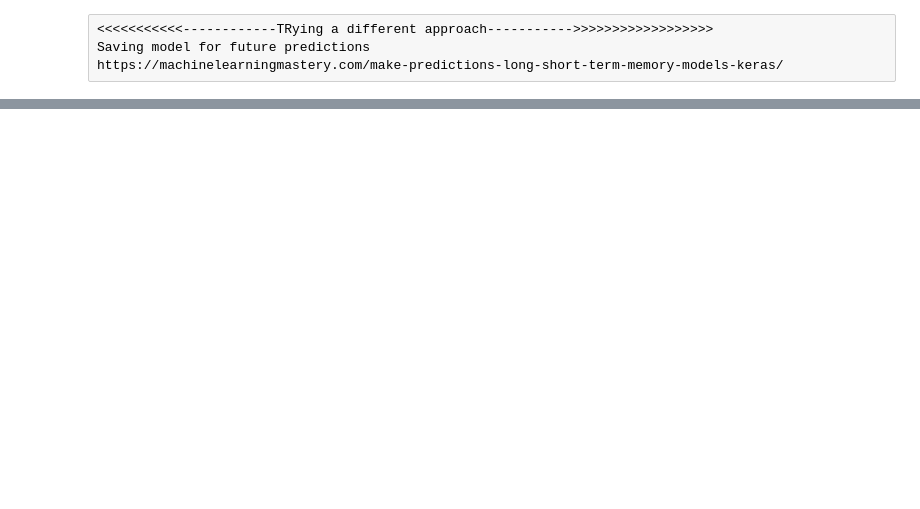
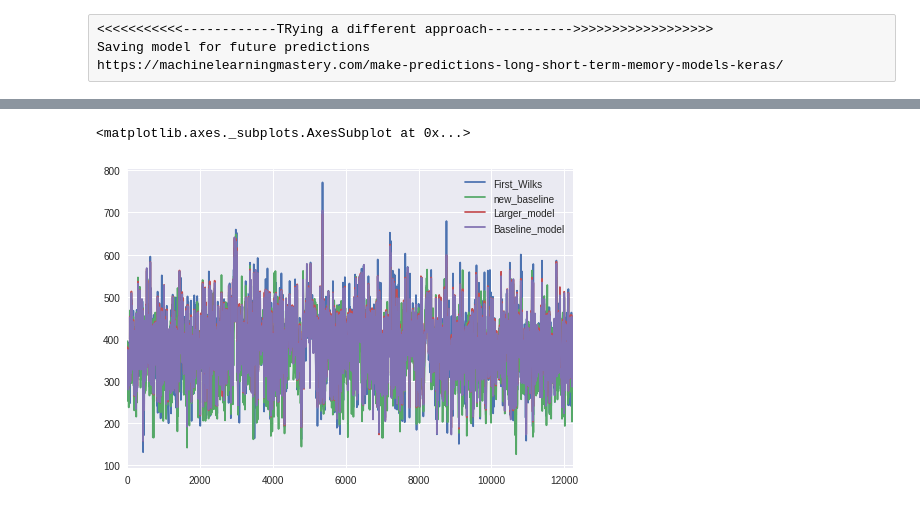
Before and after one commit to LibbyFender/Capstone, a Jupyter notebook: CapstoneRegressionNeuralNetwork.ipynb, the cells around one changed output, grey strips where cells are left out. Saved outputs shown, nothing was run; the diff lists cells and outputs as text; code cells hidden in the pictures; blank space fills up the shorter version.

```diff
--- a/CapstoneRegressionNeuralNetwork.ipynb
+++ b/CapstoneRegressionNeuralNetwork.ipynb
@@ -335,0 +490,5 @@ lr_train_pred
+# %%
+ML_methods.plot()
+# %% [output]
+<matplotlib.axes._subplots.AxesSubplot at 0x...>
+[figure, added]
```
Also changed, not shown: parts of 65 cells of this notebook, 5 other files.
